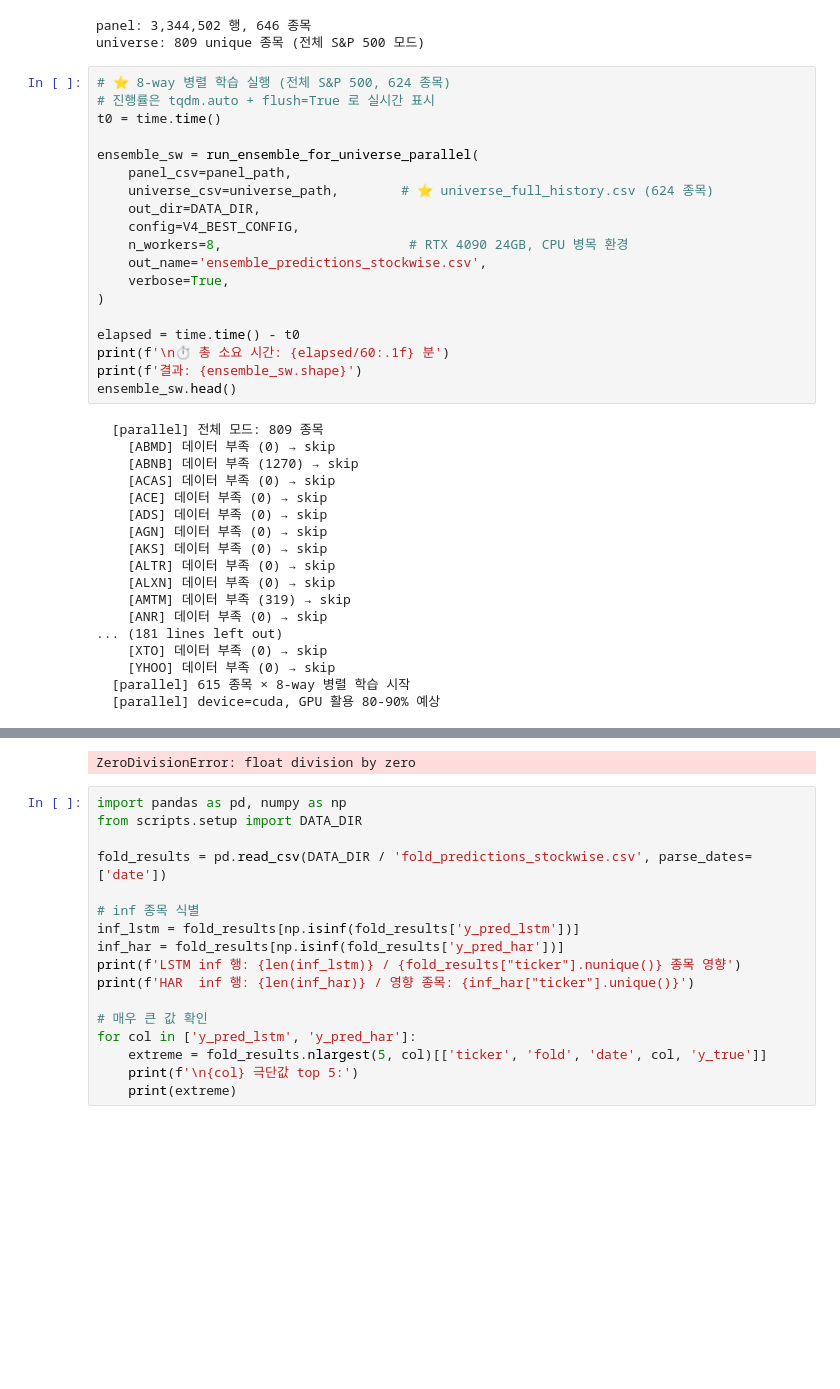
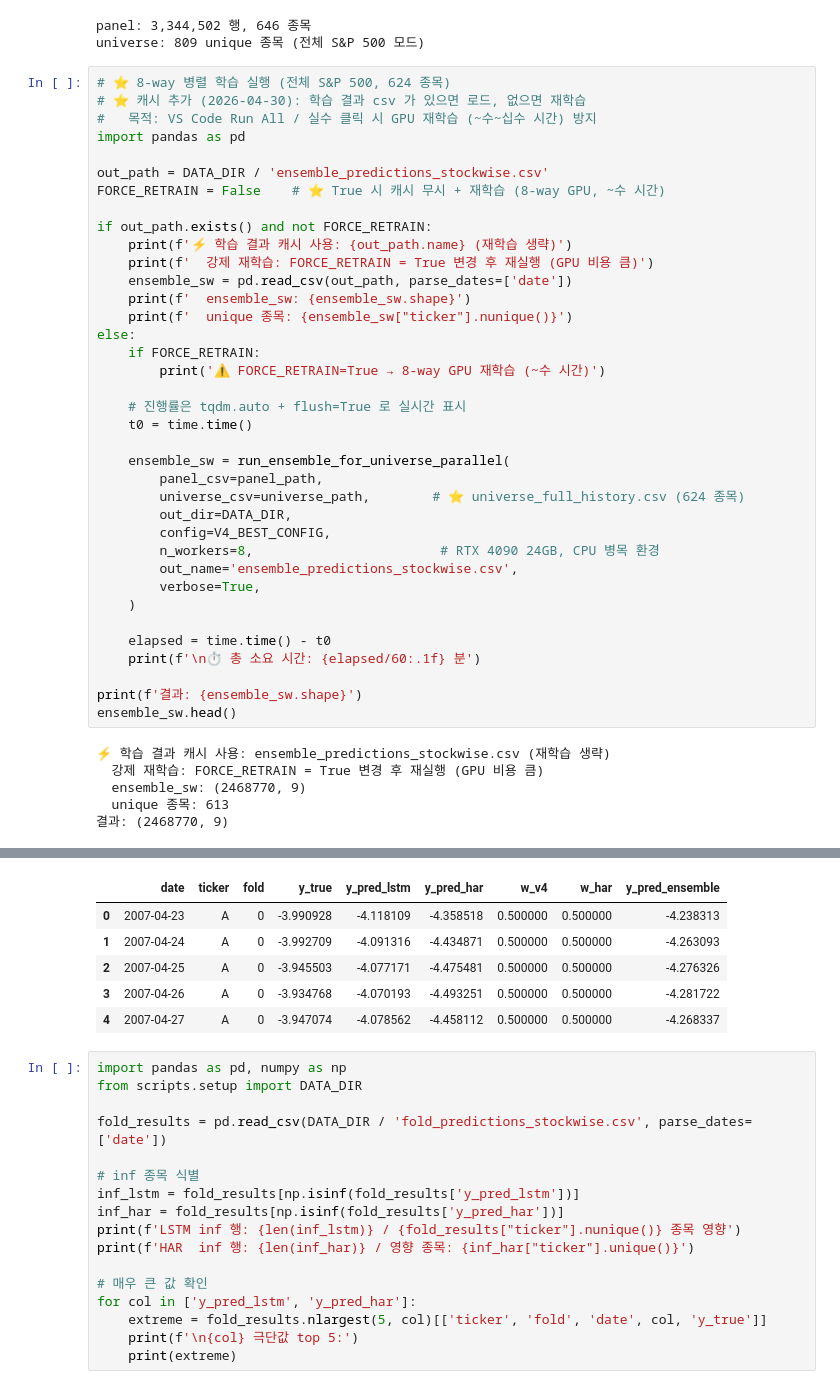
Before and after one commit to sybeom528/finance_project, a Jupyter notebook: 시계열_Test/Phase3_Robust_Extensions/02a_phase15_stockwise_extended.ipynb, the cells around one changed output, grey strips where cells are left out. Drawn from its saved outputs; the diff is of its cells as text; blank space fills up the shorter version.

```diff
--- a/시계열_Test/Phase3_Robust_Extensions/02a_phase15_stockwise_extended.ipynb
+++ b/시계열_Test/Phase3_Robust_Extensions/02a_phase15_stockwise_extended.ipynb
@@ -157,38 +159,44 @@ panel: 3,344,502 행, 646 종목
 universe: 809 unique 종목 (전체 S&P 500 모드)
 # %%
 # ⭐ 8-way 병렬 학습 실행 (전체 S&P 500, 624 종목)
-# 진행률은 tqdm.auto + flush=True 로 실시간 표시
-t0 = time.time()
+# ⭐ 캐시 추가 (2026-04-30): 학습 결과 csv 가 있으면 로드, 없으면 재학습
+#   목적: VS Code Run All / 실수 클릭 시 GPU 재학습 (~수~십수 시간) 방지
+import pandas as pd
 
-ensemble_sw = run_ensemble_for_universe_parallel(
-    panel_csv=panel_path,
-    universe_csv=universe_path,        # ⭐ universe_full_history.csv (624 종목)
-    out_dir=DATA_DIR,
-    config=V4_BEST_CONFIG,
-    n_workers=8,                        # RTX 4090 24GB, CPU 병목 환경
-    out_name='ensemble_predictions_stockwise.csv',
-    verbose=True,
-)
+out_path = DATA_DIR / 'ensemble_predictions_stockwise.csv'
+FORCE_RETRAIN = False    # ⭐ True 시 캐시 무시 + 재학습 (8-way GPU, ~수 시간)
 
-elapsed = time.time() - t0
-print(f'\n⏱️ 총 소요 시간: {elapsed/60:.1f} 분')
+if out_path.exists() and not FORCE_RETRAIN:
+    print(f'⚡ 학습 결과 캐시 사용: {out_path.name} (재학습 생략)')
+    print(f'  강제 재학습: FORCE_RETRAIN = True 변경 후 재실행 (GPU 비용 큼)')
+    ensemble_sw = pd.read_csv(out_path, parse_dates=['date'])
+    print(f'  ensemble_sw: {ensemble_sw.shape}')
+    print(f'  unique 종목: {ensemble_sw["ticker"].nunique()}')
+else:
+    if FORCE_RETRAIN:
+        print('⚠️ FORCE_RETRAIN=True → 8-way GPU 재학습 (~수 시간)')
+
+    # 진행률은 tqdm.auto + flush=True 로 실시간 표시
+    t0 = time.time()
+
+    ensemble_sw = run_ensemble_for_universe_parallel(
+        panel_csv=panel_path,
+        universe_csv=universe_path,        # ⭐ universe_full_history.csv (624 종목)
+        out_dir=DATA_DIR,
+        config=V4_BEST_CONFIG,
+        n_workers=8,                        # RTX 4090 24GB, CPU 병목 환경
+        out_name='ensemble_predictions_stockwise.csv',
+        verbose=True,
+    )
+
+    elapsed = time.time() - t0
+    print(f'\n⏱️ 총 소요 시간: {elapsed/60:.1f} 분')
+
 print(f'결과: {ensemble_sw.shape}')
 ensemble_sw.head()
 # %% [output]
-  [parallel] 전체 모드: 809 종목
-    [ABMD] 데이터 부족 (0) → skip
-    [ABNB] 데이터 부족 (1270) → skip
-    [ACAS] 데이터 부족 (0) → skip
-    [ACE] 데이터 부족 (0) → skip
-    [ADS] 데이터 부족 (0) → skip
-    [AGN] 데이터 부족 (0) → skip
-    [AKS] 데이터 부족 (0) → skip
-    [ALTR] 데이터 부족 (0) → skip
-    [ALXN] 데이터 부족 (0) → skip
-    [AMTM] 데이터 부족 (319) → skip
-    [ANR] 데이터 부족 (0) → skip
-... (181 lines left out)
-    [XTO] 데이터 부족 (0) → skip
-    [YHOO] 데이터 부족 (0) → skip
-  [parallel] 615 종목 × 8-way 병렬 학습 시작
-  [parallel] device=cuda, GPU 활용 80-90% 예상
+⚡ 학습 결과 캐시 사용: ensemble_predictions_stockwise.csv (재학습 생략)
+  강제 재학습: FORCE_RETRAIN = True 변경 후 재실행 (GPU 비용 큼)
+  ensemble_sw: (2468770, 9)
+  unique 종목: 613
+결과: (2468770, 9)
@@ -212,4 +203,9 @@ ensemble_sw.head()
-ZeroDivisionError: float division by zero
+|  | date | ticker | fold | y_true | y_pred_lstm | y_pred_har | w_v4 | w_har | y_pred_ensemble |
+| 0 | 2007-04-23 | A | 0 | -3.990928 | -4.118109 | -4.358518 | 0.500000 | 0.500000 | -4.238313 |
+| 1 | 2007-04-24 | A | 0 | -3.992709 | -4.091316 | -4.434871 | 0.500000 | 0.500000 | -4.263093 |
+| 2 | 2007-04-25 | A | 0 | -3.945503 | -4.077171 | -4.475481 | 0.500000 | 0.500000 | -4.276326 |
+| 3 | 2007-04-26 | A | 0 | -3.934768 | -4.070193 | -4.493251 | 0.500000 | 0.500000 | -4.281722 |
+| 4 | 2007-04-27 | A | 0 | -3.947074 | -4.078562 | -4.458112 | 0.500000 | 0.500000 | -4.268337 |
 # %%
 import pandas as pd, numpy as np
 from scripts.setup import DATA_DIR
```
Also changed, not shown: parts of 15 cells of this notebook, 57 other files.
